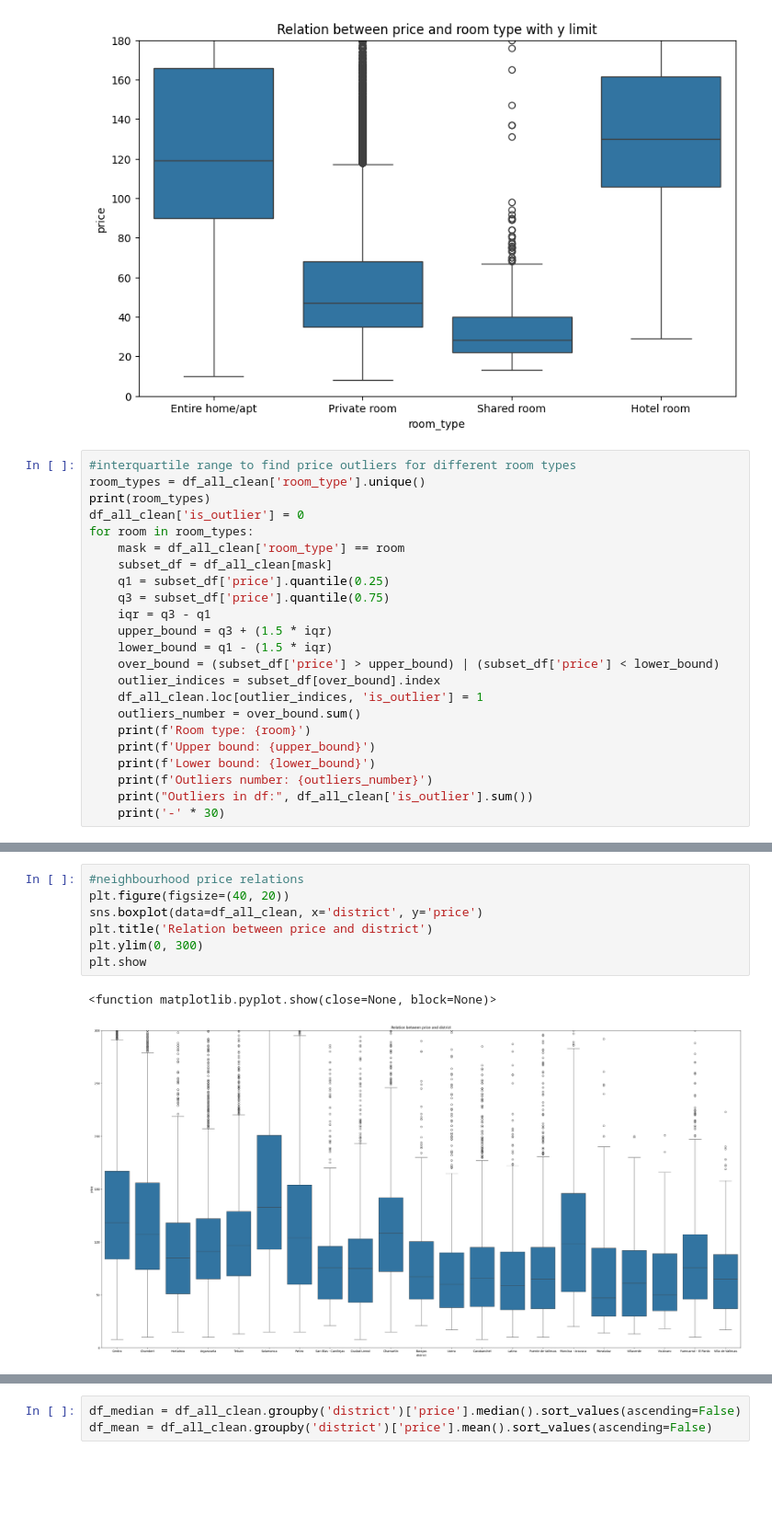
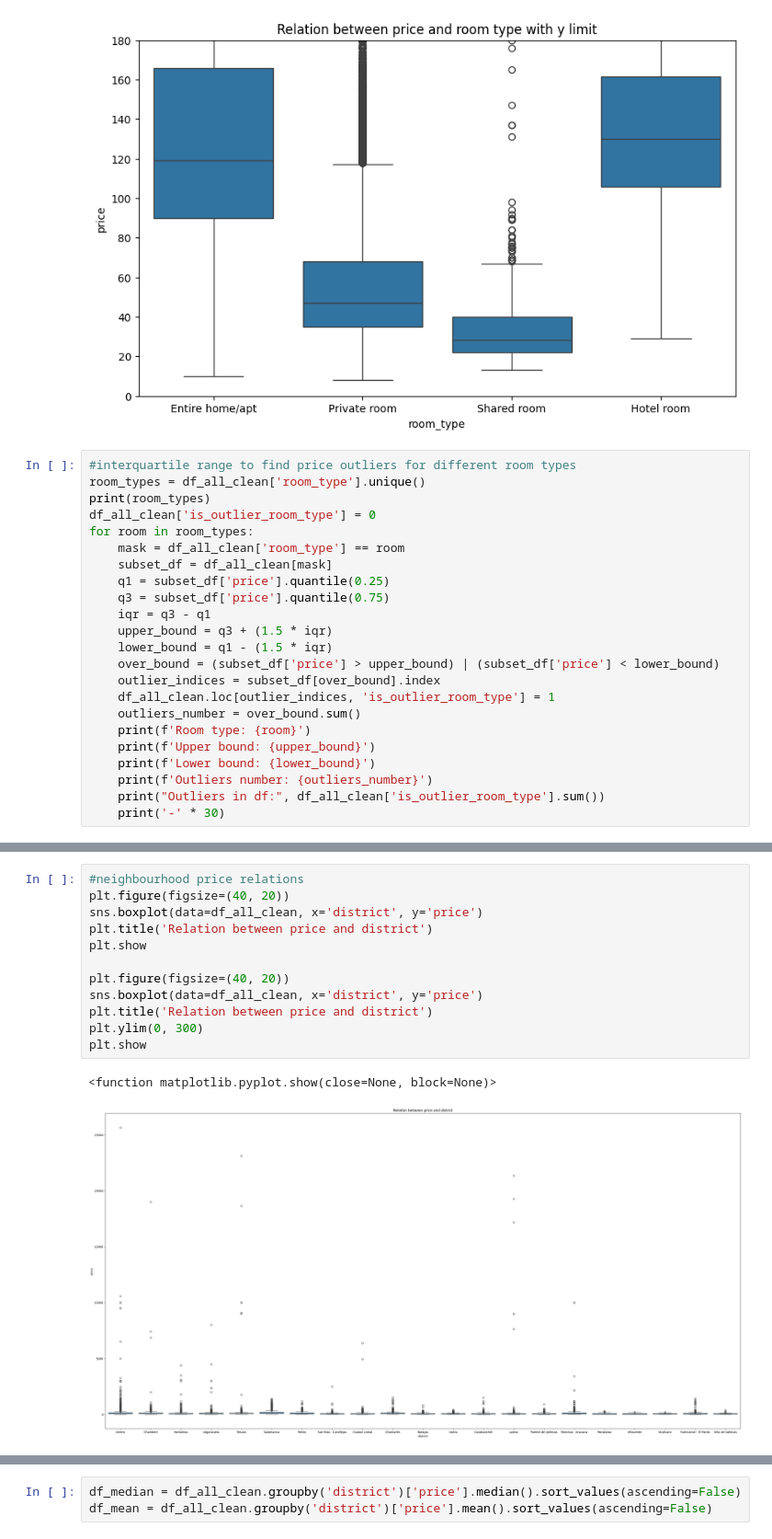
Before and after one commit to Baja23/airbnb-madrid-analysis, a Jupyter notebook: notebooks/basic_eda.ipynb, the cells around one changed output, grey strips where cells are left out. Shown at 92% size. Cells and saved outputs as stored; diff of their text form; blank space fills up the shorter version.

```diff
--- a/notebooks/basic_eda.ipynb
+++ b/notebooks/basic_eda.ipynb
@@ -157,7 +157,7 @@ plt.show
 #interquartile range to find price outliers for different room types
 room_types = df_all_clean['room_type'].unique()
 print(room_types)
-df_all_clean['is_outlier'] = 0
+df_all_clean['is_outlier_room_type'] = 0
 for room in room_types:
     mask = df_all_clean['room_type'] == room
     subset_df = df_all_clean[mask]
@@ -168,13 +168,13 @@ for room in room_types:
     lower_bound = q1 - (1.5 * iqr)
     over_bound = (subset_df['price'] > upper_bound) | (subset_df['price'] < lower_bound)
     outlier_indices = subset_df[over_bound].index
-    df_all_clean.loc[outlier_indices, 'is_outlier'] = 1
+    df_all_clean.loc[outlier_indices, 'is_outlier_room_type'] = 1
     outliers_number = over_bound.sum()
     print(f'Room type: {room}')
     print(f'Upper bound: {upper_bound}')
     print(f'Lower bound: {lower_bound}')
     print(f'Outliers number: {outliers_number}')
-    print("Outliers in df:", df_all_clean['is_outlier'].sum())
+    print("Outliers in df:", df_all_clean['is_outlier_room_type'].sum())
     print('-' * 30)
 # %% [output]
 ['Entire home/apt' 'Private room' 'Shared room' 'Hotel room']
@@ -202,10 +202,15 @@ See the caveats in the documentation: https://pandas.pydata.org/pandas-docs/stab
 # %%
 #neighbourhood price relations
 plt.figure(figsize=(40, 20))
 sns.boxplot(data=df_all_clean, x='district', y='price')
 plt.title('Relation between price and district')
+plt.show
+
+plt.figure(figsize=(40, 20))
+sns.boxplot(data=df_all_clean, x='district', y='price')
+plt.title('Relation between price and district')
 plt.ylim(0, 300)
 plt.show
 # %% [output]
 <function matplotlib.pyplot.show(close=None, block=None)>
-[figure, old version]
+[figure, new version]
```
Also changed, not shown: parts of 10 cells of this notebook, 4 other files.
